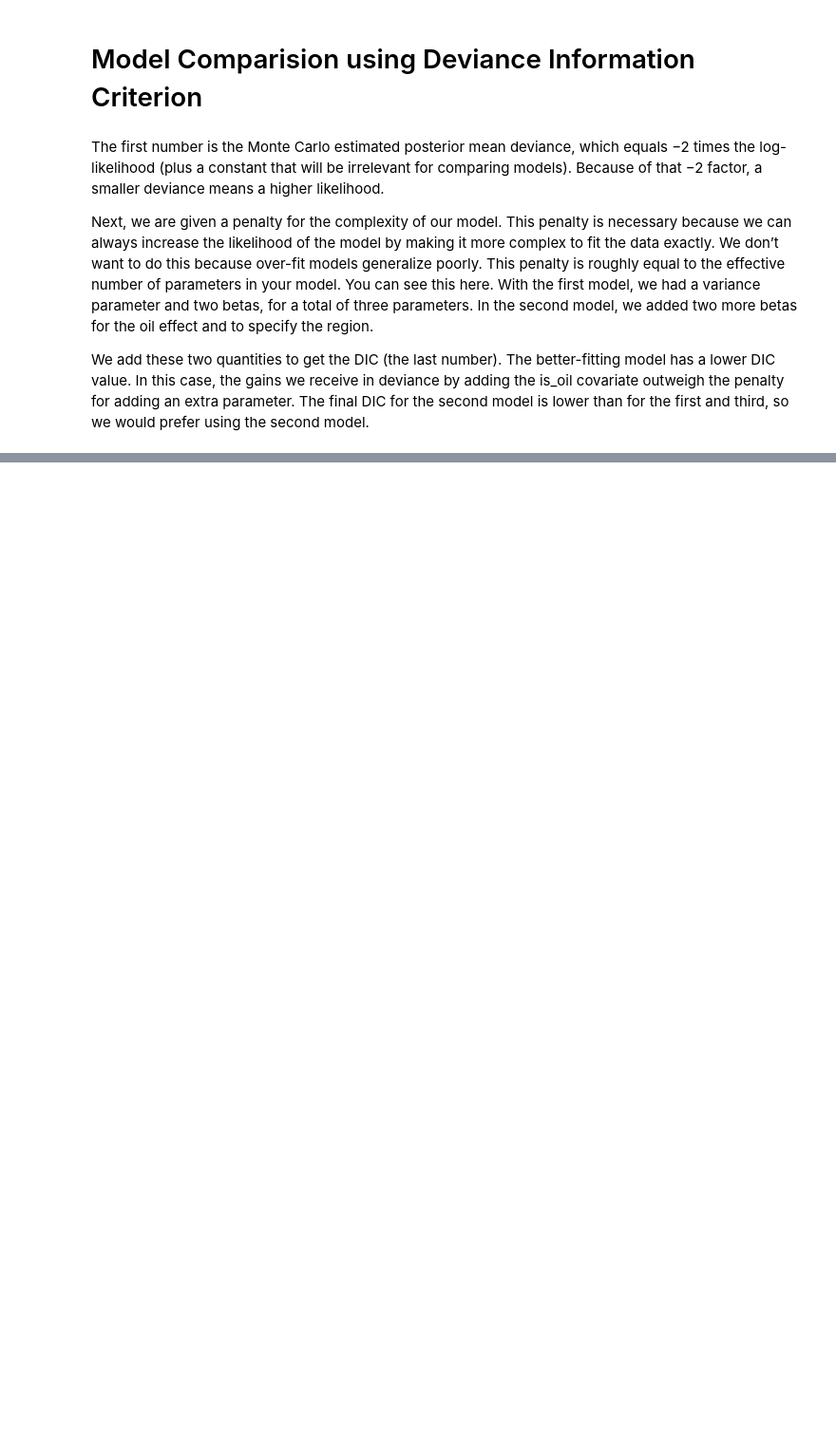
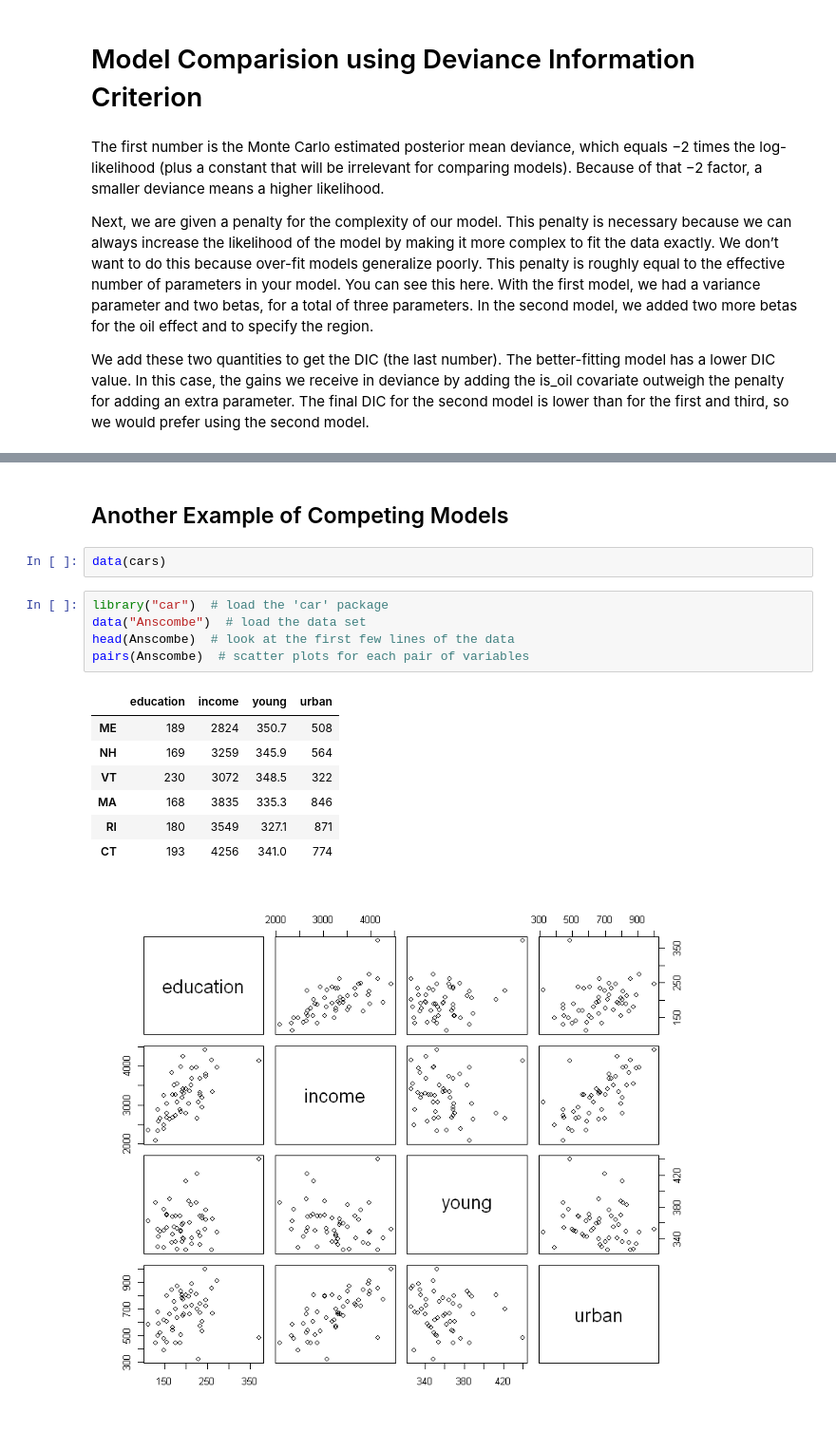
Before and after one commit to itsayushthada/Bayesian-Statistics, a Jupyter notebook: Linear Regression.ipynb, the cells around one changed output, grey strips where cells are left out. Shown at 95% size. Cells and saved outputs as stored; diff of their text form; blank space fills up the shorter version.

Commit message:
Anscombe Example Added

```diff
--- a/Linear Regression.ipynb
+++ b/Linear Regression.ipynb
@@ -771,0 +772,18 @@ Penalized deviance: 233.9
+# %% [markdown]
+## Another Example of Competing Models
+# %%
+data(cars)
+# %%
+library("car")  # load the 'car' package
+data("Anscombe")  # load the data set
+head(Anscombe)  # look at the first few lines of the data
+pairs(Anscombe)  # scatter plots for each pair of variables
+# %% [output]
+|  | education | income | young | urban |
+| ME | 189 | 2824 | 350.7 | 508 |
+| NH | 169 | 3259 | 345.9 | 564 |
+| VT | 230 | 3072 | 348.5 | 322 |
+| MA | 168 | 3835 | 335.3 | 846 |
+| RI | 180 | 3549 | 327.1 | 871 |
+| CT | 193 | 4256 | 341.0 | 774 |
+[figure, added]
```
Also changed, not shown: parts of 34 cells of this notebook.
